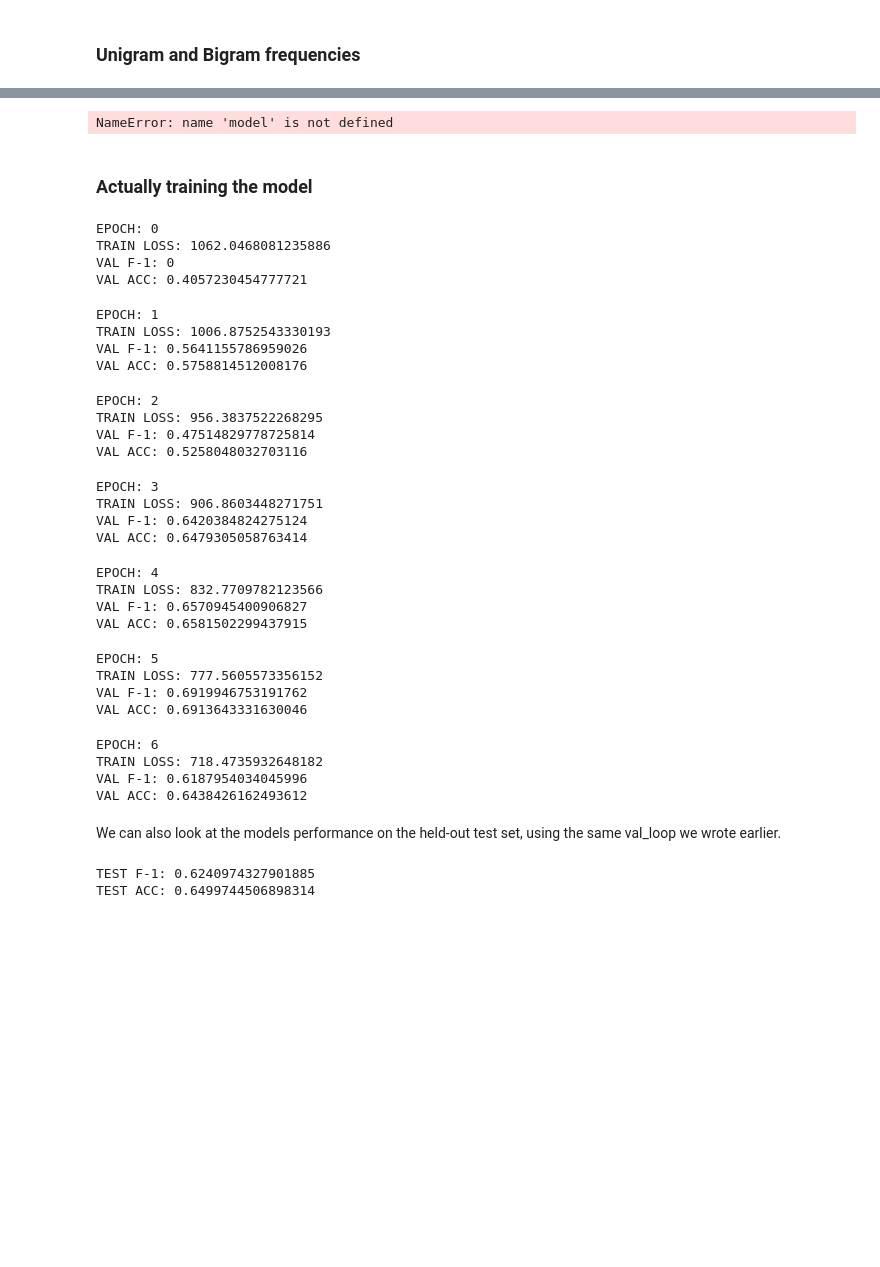
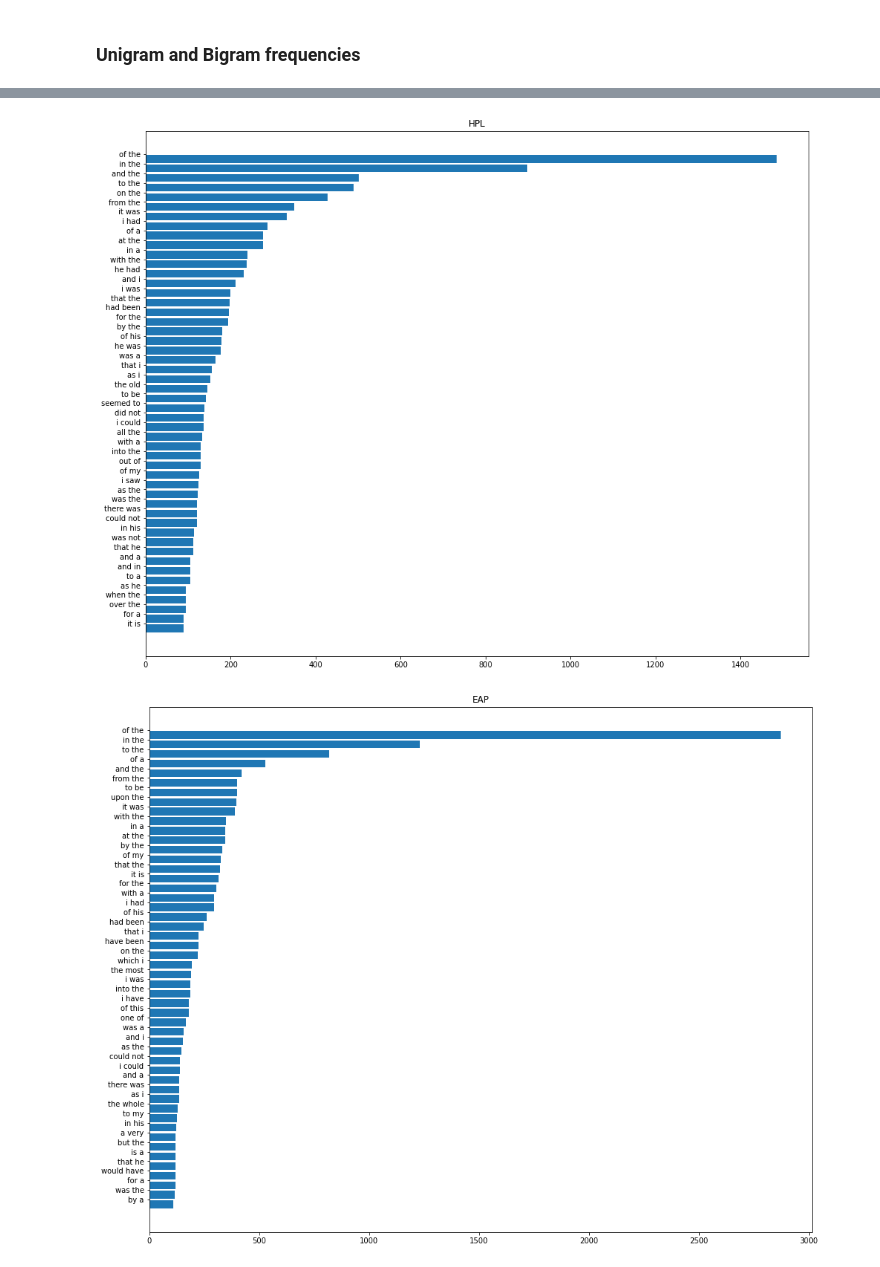
Before and after one commit to Langoyo/nlp-project, a Jupyter notebook: stylometry/stylometry.ipynb, the cells around one changed output, grey strips where cells are left out. Cells and saved outputs as stored; diff of their text form; code cells hidden in the pictures; blank space fills up the shorter version.

Commit message:
some more visualizations

```diff
--- a/stylometry/stylometry.ipynb
+++ b/stylometry/stylometry.ipynb
@@ -505,58 +421,7 @@ def val_loop(model, criterion, iterator):
-# %%
-# To test your eval implementation, let's see how well the untrained model does on our dev dataset.
-# It should do pretty poorly.
-from src.eval_utils import binary_macro_f1, accuracy
-true, pred = val_loop(model, criterion, val_iterator)
-# print(binary_macro_f1(true, pred))
-# print(accuracy(true, pred))
-# %% [output]
-NameError: name 'model' is not defined
-# %% [markdown]
-### Actually training the model
-# %%
-TOTAL_EPOCHS = 7
-for epoch in range(TOTAL_EPOCHS):
-    train_loss = train_loop(model, criterion, train_iterator)
-    true, pred = val_loop(model, criterion, val_iterator)
-    print(f"EPOCH: {epoch}")
-    print(f"TRAIN LOSS: {train_loss}")
-    print(f"VAL F-1: {binary_macro_f1(true, pred)}")
-    print(f"VAL ACC: {accuracy(true, pred)}")
-# %% [output]
-EPOCH: 0
-TRAIN LOSS: 1062.0468081235886
-VAL F-1: 0
-VAL ACC: 0.4057230454777721
-EPOCH: 1
-TRAIN LOSS: 1006.8752543330193
-VAL F-1: 0.5641155786959026
-VAL ACC: 0.5758814512008176
-EPOCH: 2
-TRAIN LOSS: 956.3837522268295
-VAL F-1: 0.47514829778725814
-VAL ACC: 0.5258048032703116
-EPOCH: 3
-TRAIN LOSS: 906.8603448271751
-VAL F-1: 0.6420384824275124
-VAL ACC: 0.6479305058763414
-EPOCH: 4
-TRAIN LOSS: 832.7709782123566
-VAL F-1: 0.6570945400906827
-VAL ACC: 0.6581502299437915
-EPOCH: 5
-TRAIN LOSS: 777.5605573356152
-VAL F-1: 0.6919946753191762
-VAL ACC: 0.6913643331630046
-EPOCH: 6
-TRAIN LOSS: 718.4735932648182
-VAL F-1: 0.6187954034045996
-VAL ACC: 0.6438426162493612
-# %% [markdown]
-We can also look at the models performance on the held-out test set, using the same val_loop we wrote earlier.
-# %%
-true, pred = val_loop(model, criterion, test_iterator)
-print(f"TEST F-1: {binary_macro_f1(true, pred)}")
-print(f"TEST ACC: {accuracy(true, pred)}")
-# %% [output]
-TEST F-1: 0.6240974327901885
-TEST ACC: 0.6499744506898314
+# %%
+wordBarGraphFunction(count_ngrams(hpl,2),'HPL',bigrams = False)
+wordBarGraphFunction(count_ngrams(eap,2),'EAP',bigrams = False)
+wordBarGraphFunction(count_ngrams(mws,2),'MWS',bigrams = False)
+# %% [output]
+[figure, added]
+[figure, added]
```
Also changed, not shown: parts of 14 cells of this notebook, 2 other files.
